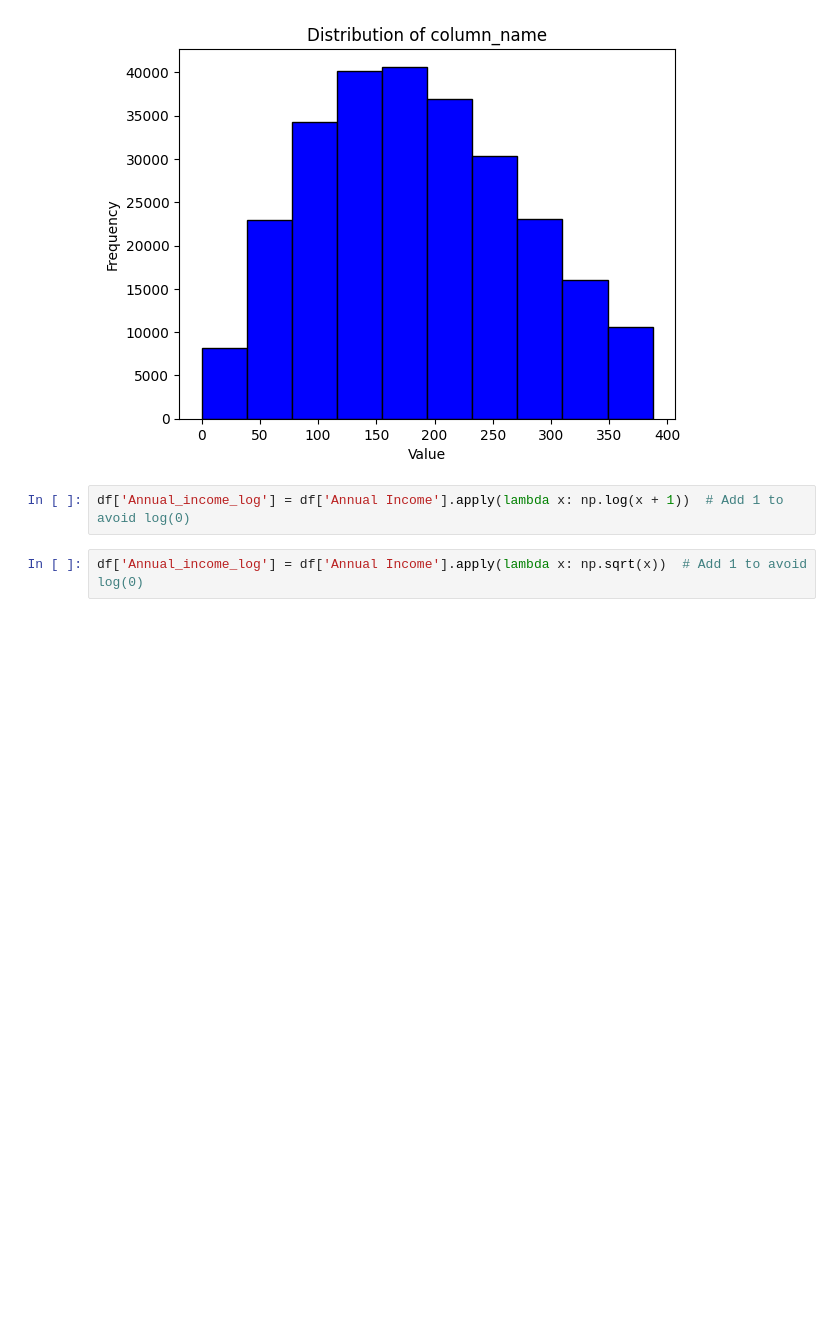
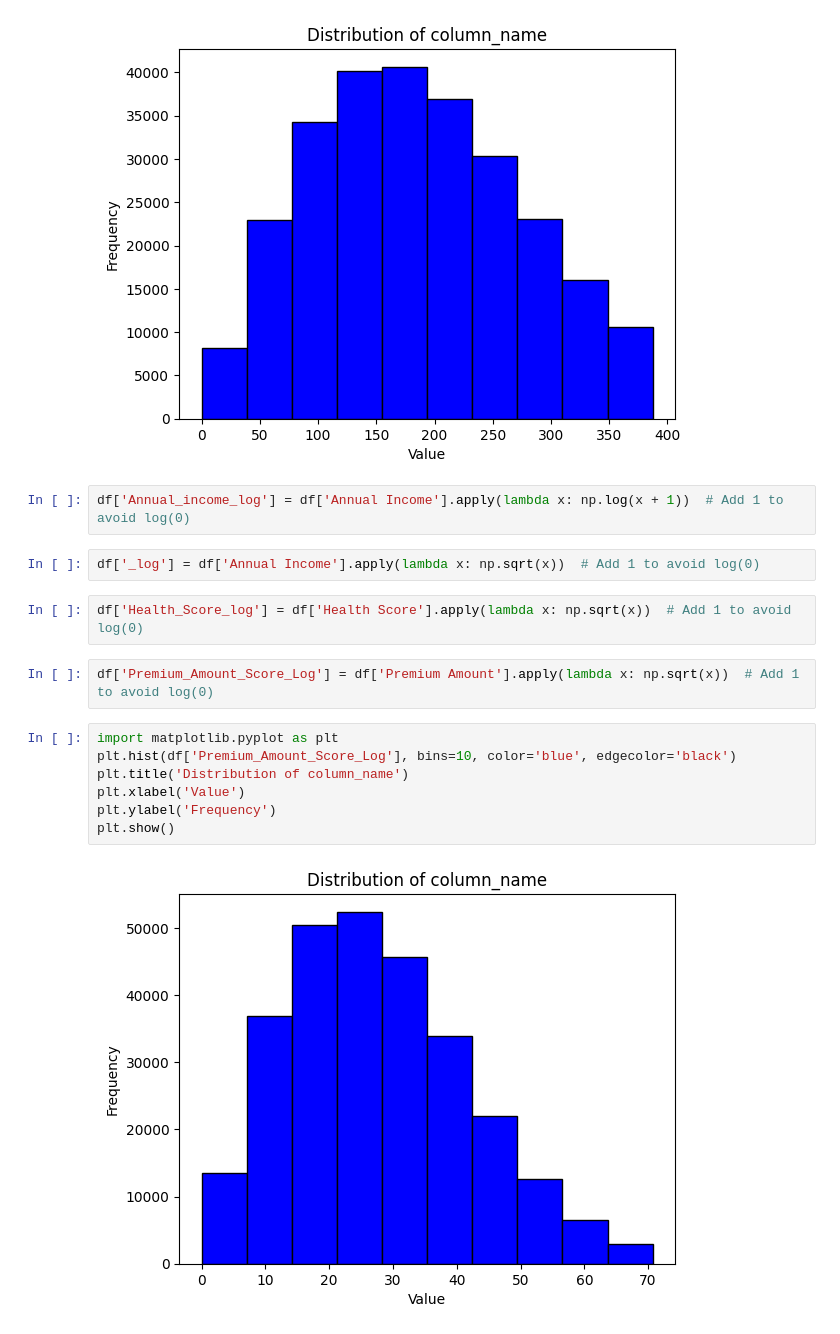
Before and after one commit to anmolmunnolli/insurance, a Jupyter notebook: version1.ipynb, the cells around one changed output. Cells and saved outputs as stored; diff of their text form; blank space fills up the shorter version.

```diff
--- a/version1.ipynb
+++ b/version1.ipynb
@@ -533,5 +533,18 @@ plt.show()
 [figure]
 # %%
 df['Annual_income_log'] = df['Annual Income'].apply(lambda x: np.log(x + 1))  # Add 1 to avoid log(0)
-# %%
-df['Annual_income_log'] = df['Annual Income'].apply(lambda x: np.sqrt(x))  # Add 1 to avoid log(0)
+# %%
+df['_log'] = df['Annual Income'].apply(lambda x: np.sqrt(x))  # Add 1 to avoid log(0)
+# %%
+df['Health_Score_log'] = df['Health Score'].apply(lambda x: np.sqrt(x))  # Add 1 to avoid log(0)
+# %%
+df['Premium_Amount_Score_Log'] = df['Premium Amount'].apply(lambda x: np.sqrt(x))  # Add 1 to avoid log(0)
+# %%
+import matplotlib.pyplot as plt
+plt.hist(df['Premium_Amount_Score_Log'], bins=10, color='blue', edgecolor='black')
+plt.title('Distribution of column_name')
+plt.xlabel('Value')
+plt.ylabel('Frequency')
+plt.show()
+# %% [output]
+[figure, added]
```
Also changed, not shown: parts of 1 cell of this notebook.
